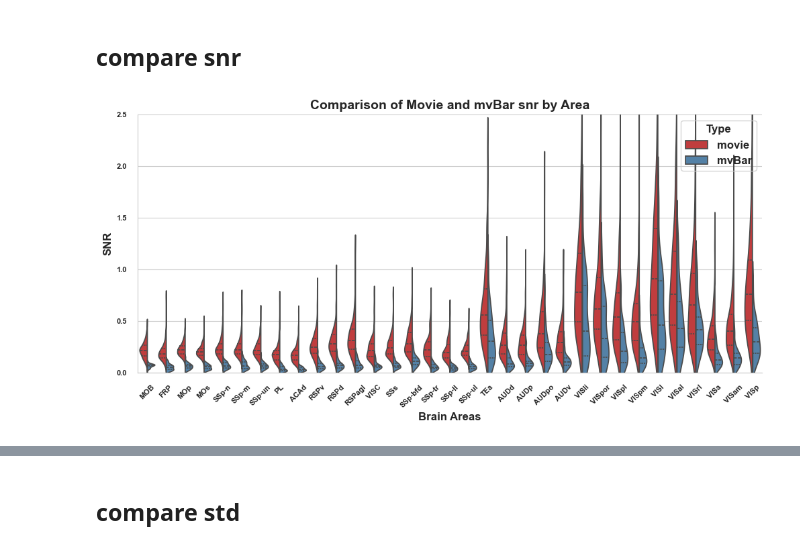
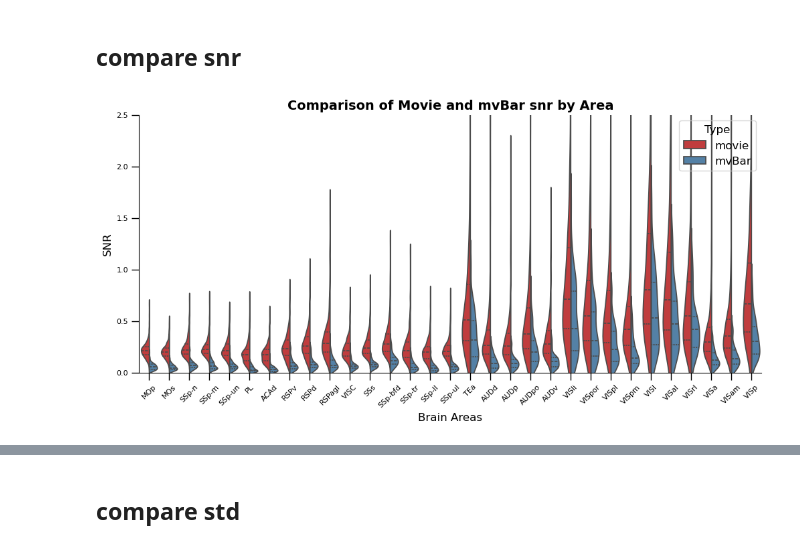
Before and after one commit to Zhaoxi-Liu/widefield_imaging_analysis, a Jupyter notebook: summary.ipynb, the cells around one changed output, grey strips where cells are left out. Drawn from its saved outputs; the diff is of its cells as text; code cells hidden in the pictures.

```diff
--- a/summary.ipynb
+++ b/summary.ipynb
@@ -11,5 +13,5 @@ from wfield import *
 # %%
-path_summary = 'Y:/WF_VC_liuzhaoxi/______________natural_movie_summary2'
+path_summary = '/home/lzx/data/WF_VC_liuzhaoxi/______________natural_movie_summary2'
 os.makedirs(path_summary, exist_ok=True)
 # %%
 warped_height, warped_width = (540, 640)
@@ -25,6 +27,6 @@ ccf_regions = allen_transform_regions(None,ccf_regions_reference,
 atlas, areanames, brain_mask = atlas_from_landmarks_file(landmarks_file=None, reference='dorsal_cortex', dims = [warped_height, warped_width], do_transform = None)
 # %%
 
-area_list = ['MOB','FRP','MOp','MOs','SSp-n','SSp-m','SSp-un','PL','ACAd','RSPv','RSPd','RSPagl','VISC',
+area_list = ['MOp','MOs','SSp-n','SSp-m','SSp-un','PL','ACAd','RSPv','RSPd','RSPagl','VISC',
              'SSs','SSp-bfd','SSp-tr','SSp-ll','SSp-ul','TEa','AUDd','AUDp','AUDpo','AUDv',
              'VISli','VISpor','VISpl','VISpm','VISl','VISal','VISrl','VISa','VISam','VISp']
@@ -31,41 +58,41 @@ area_list = ['MOB','FRP','MOp','MOs','SSp-n','SSp-m','SSp-un','PL','ACAd','RSPv'
 # %% [markdown]
 ## compare snr
 # %%
-all_area_snr_movie = np.load(pjoin(path_summary, 'natural-movie-series','all_area_snr.npy'))
-all_area_snr_mvBar = np.load(pjoin(path_summary, 'moving-bar','all_area_snr.npy'))
+all_area_snr_movie = np.load(pjoin(path_summary, 'natural-movie-series','all_area_snr.npy'))[2:]
+all_area_snr_mvBar = np.load(pjoin(path_summary, 'moving-bar','all_area_snr.npy'))[2:]
 # %%
 import pandas as pd
 import numpy as np
 import matplotlib.pyplot as plt
 import seaborn as sns
 
 # 将两组数据分别转换为 DataFrame 并展开
-df_movie = pd.DataFrame(all_area_snr_movie.reshape(33, -1).T, columns=area_list)
+df_movie = pd.DataFrame(all_area_snr_movie.reshape(31, -1).T, columns=area_list)
 df_movie_long = df_movie.melt(var_name='areas', value_name='snr')  # 转换为长格式
 df_movie_long['type'] = 'movie'  # 添加类型标识
 
-df_bar = pd.DataFrame(all_area_snr_mvBar.reshape(33, -1).T, columns=area_list)
+df_bar = pd.DataFrame(all_area_snr_mvBar.reshape(31, -1).T, columns=area_list)
 df_bar_long = df_bar.melt(var_name='areas', value_name='snr')  # 转换为长格式
 df_bar_long['type'] = 'mvBar'  # 添加类型标识
 
 # 合并两组长格式数据
 df_combined = pd.concat([df_movie_long, df_bar_long], axis=0)
 
 # 绘制提琴图
 plt.figure(figsize=(12, 5))
 sns.violinplot(x='areas', y='snr', hue='type', data=df_combined, split=True, density_norm='width', inner='quartile', palette={'movie': 'tab:red', 'mvBar': 'steelblue'})
 plt.title('Comparison of Movie and mvBar snr by Area')
 plt.xlabel('Brain Areas')
 plt.ylabel('SNR')
 plt.ylim(0,2.5)
 plt.xticks(rotation=45)
 plt.legend(title='Type')
 fig = plt.gcf()  # 获取当前图形对象
 fig.set_facecolor('white')  # 设置背景为白色
 plt.savefig(pjoin(path_summary, 'comparison_movie_bar_snr.png'), facecolor='white', transparent=False, bbox_inches='tight', pad_inches=0)
 plt.show()
 # %% [output]
-[figure, old version]
+[figure, new version]
 # %%
 import pandas as pd
 import numpy as np
```
Also changed, not shown: parts of 34 cells of this notebook, 26 other files.
